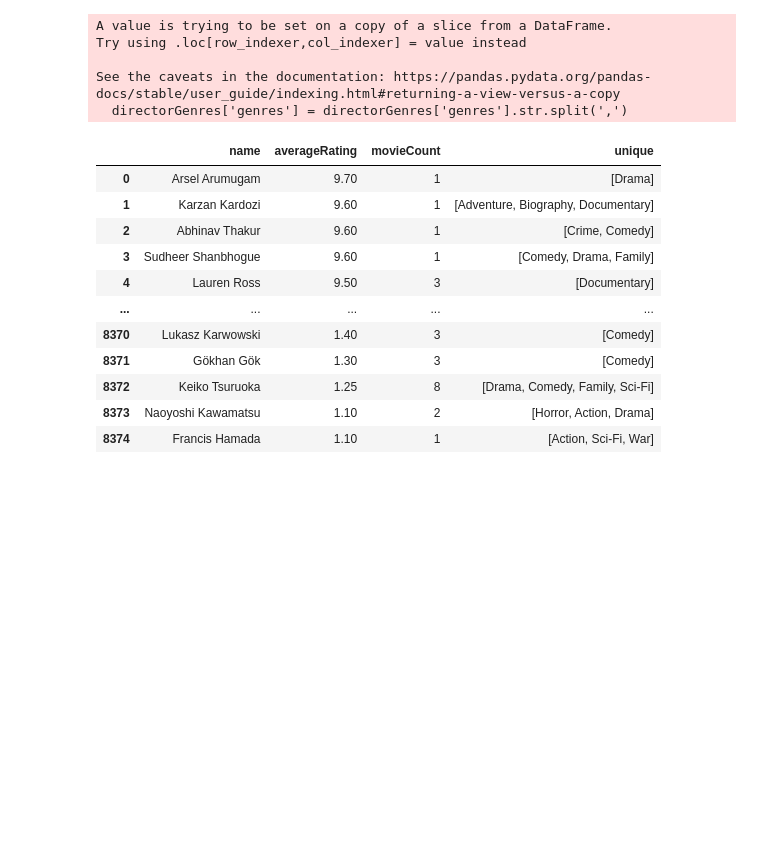
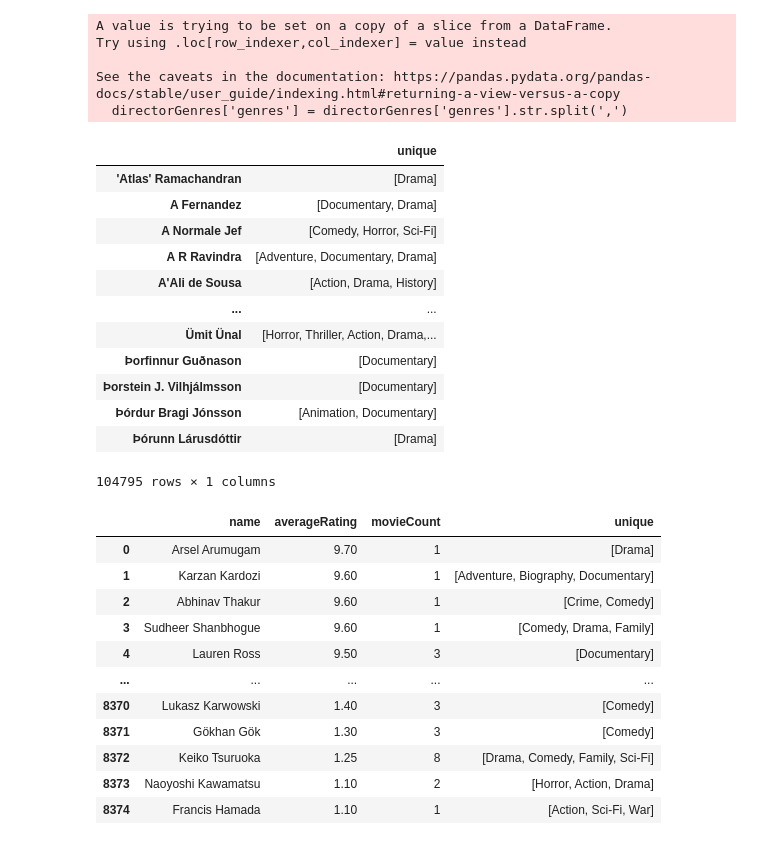
Before and after one commit to pjlannoo/Movie-Data-Analysis-Project, a Jupyter notebook: Notebooks/FinalNotebook.ipynb, the cells around one changed output. Cells and saved outputs as stored; diff of their text form; code cells hidden in the pictures; blank space fills up the shorter version.

```diff
--- a/Notebooks/FinalNotebook.ipynb
+++ b/Notebooks/FinalNotebook.ipynb
@@ -152,6 +193,22 @@ See the caveats in the documentation: https://pandas.pydata.org/pandas-docs/stab
 # %%
 # The dictionary is then turned back into a dataframe to consolidate the data to have 1 entry per director.
 uniqueDirectorGenres = pd.DataFrame.from_dict(data=directorGenreDict)
+# %%
+uniqueDirectorGenres
+# %% [output]
+|  | unique |
+| 'Atlas' Ramachandran | [Drama] |
+| A Fernandez | [Documentary, Drama] |
+| A Normale Jef | [Comedy, Horror, Sci-Fi] |
+| A R Ravindra | [Adventure, Documentary, Drama] |
+| A'Ali de Sousa | [Action, Drama, History] |
+| ... | ... |
+| Ümit Ünal | [Horror, Thriller, Action, Drama,... |
+| Þorfinnur Guðnason | [Documentary] |
+| Þorstein J. Vilhjálmsson | [Documentary] |
+| Þórdur Bragi Jónsson | [Animation, Documentary] |
+| Þórunn Lárusdóttir | [Drama] |
+104795 rows × 1 columns
 # %%
 # Merges the unique genres per director to the larger df with the other data on each director
 directordf = filteredDirectors.merge(uniqueDirectorGenres,how='inner',left_on='name',right_on=uniqueDirectorGenres.index)
```
Also changed, not shown: parts of 9 cells of this notebook.
